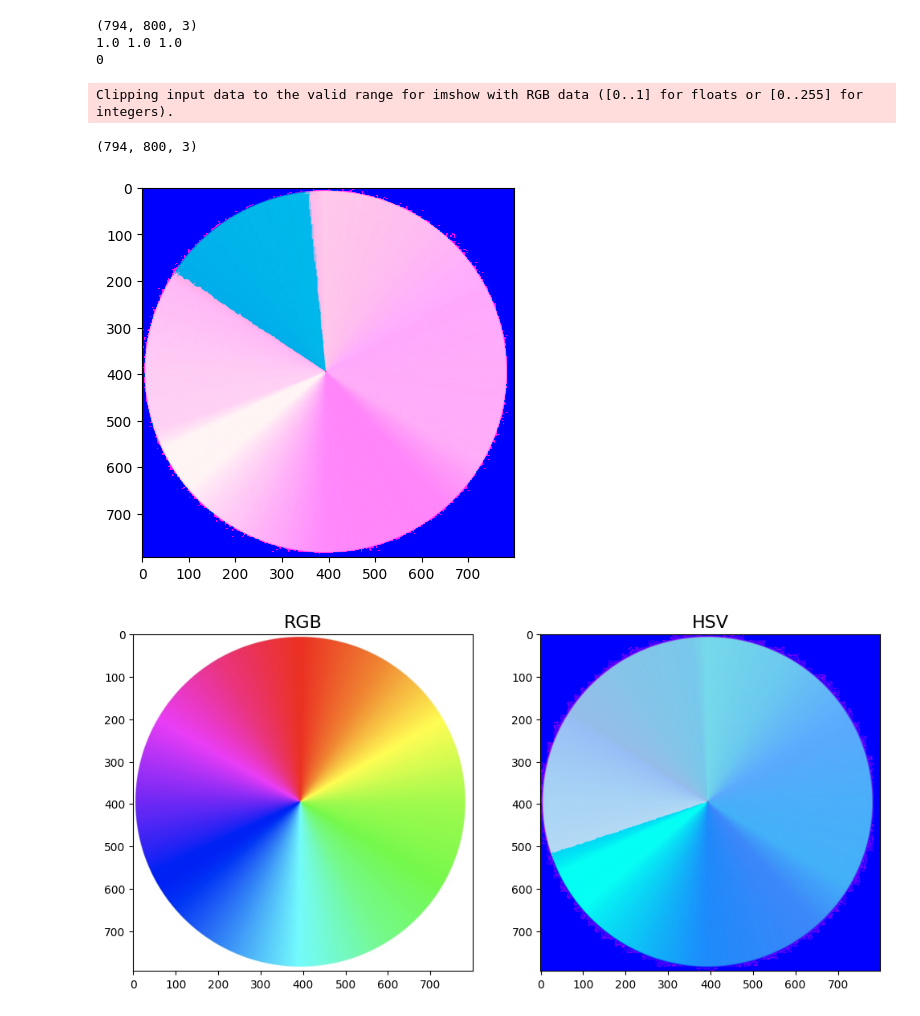
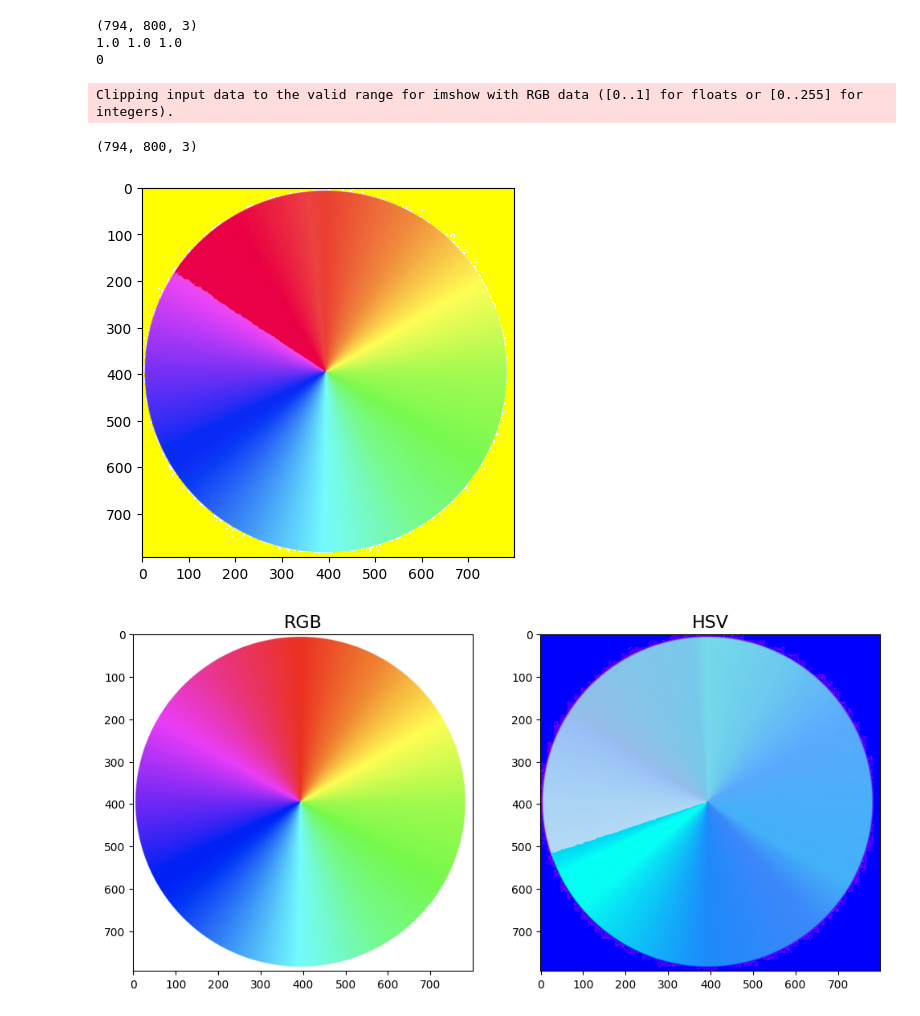
Before and after one commit to staubjoao/processamento_digital_imagens, a Jupyter notebook: trabalho01/main.ipynb, the cells around one changed output. Saved outputs shown, nothing was run; the diff lists cells and outputs as text; code cells hidden in the pictures.

```diff
--- a/trabalho01/main.ipynb
+++ b/trabalho01/main.ipynb
@@ -50,13 +91,14 @@ for i in range(pixels.shape[0]):
 # %%
 print(np.shape(imagem_hsv))
+teste = cv2.cvtColor(imagem_hsv, cv2.COLOR_HSV2RGB)
 
 # Salvar a imagem convertida em HSV
-plt.imshow(imagem_hsv)
+plt.imshow(teste)
 plt.show()
 # %% [output]
 Clipping input data to the valid range for imshow with RGB data ([0..1] for floats or [0..255] for integers).
 (794, 800, 3)
-[figure, old version]
+[figure, new version]
 # %%
 plt.figure(figsize = ((12, 6)))
 plt.subplot(1, 2, 1)
```
Also changed, not shown: parts of 2 cells of this notebook, 3 other files.
